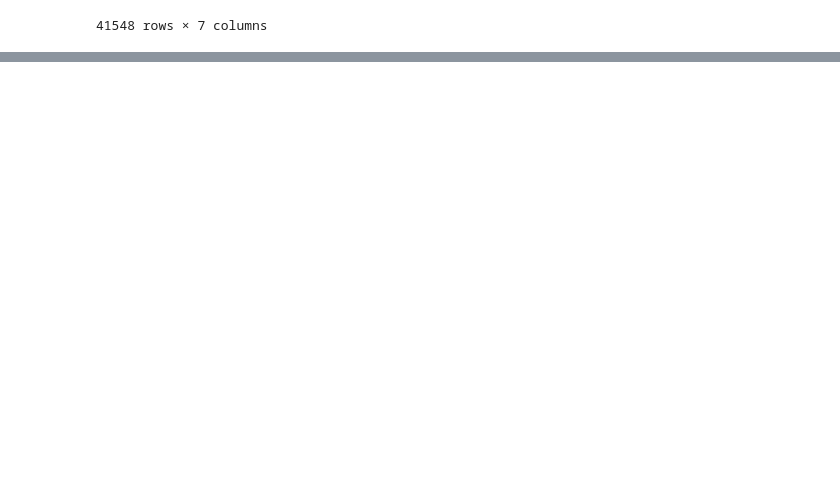
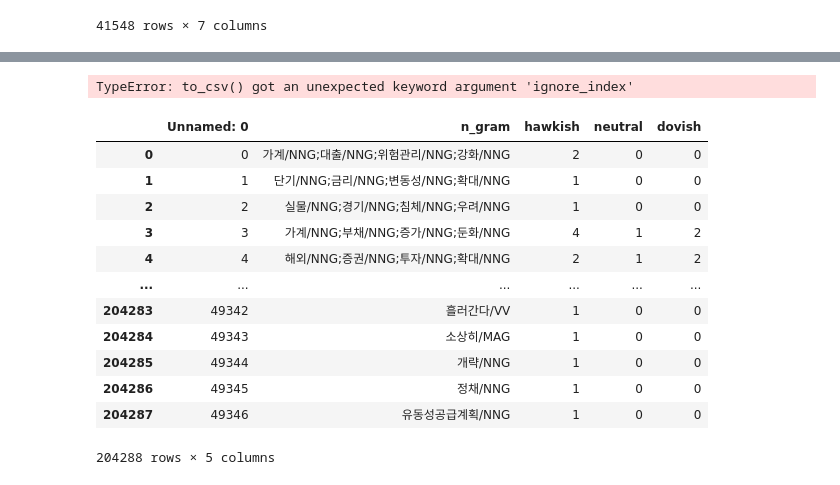
Before and after one commit to hamakim94/TIL, a Jupyter notebook: NLP/논문/eKoNLPy-master/labeling.corpus.ipynb, the cells around one changed output, grey strips where cells are left out. Drawn from its saved outputs; the diff is of its cells as text; code cells hidden in the pictures; blank space fills up the shorter version.

```diff
--- a/NLP/논문/eKoNLPy-master/labeling.corpus.ipynb
+++ b/NLP/논문/eKoNLPy-master/labeling.corpus.ipynb
@@ -340,0 +899,20 @@ array(defaultdict(<function <lambda> at 0x...>, {'기자/NNG': [11, 0], '경영/
+# %%
+full_hd.to_csv('dictionary.csv')
+# %% [output]
+TypeError: to_csv() got an unexpected keyword argument 'ignore_index'
+# %%
+pd.read_csv('dictionary.csv', index_col=None)
+# %% [output]
+|  | Unnamed: 0 | n_gram | hawkish | neutral | dovish |
+| 0 | 0 | 가계/NNG;대출/NNG;위험관리/NNG;강화/NNG | 2 | 0 | 0 |
+| 1 | 1 | 단기/NNG;금리/NNG;변동성/NNG;확대/NNG | 1 | 0 | 0 |
+| 2 | 2 | 실물/NNG;경기/NNG;침체/NNG;우려/NNG | 1 | 0 | 0 |
+| 3 | 3 | 가계/NNG;부채/NNG;증가/NNG;둔화/NNG | 4 | 1 | 2 |
+| 4 | 4 | 해외/NNG;증권/NNG;투자/NNG;확대/NNG | 2 | 1 | 2 |
+| ... | ... | ... | ... | ... | ... |
+| 204283 | 49342 | 흘러간다/VV | 1 | 0 | 0 |
+| 204284 | 49343 | 소상히/MAG | 1 | 0 | 0 |
+| 204285 | 49344 | 개략/NNG | 1 | 0 | 0 |
+| 204286 | 49345 | 정채/NNG | 1 | 0 | 0 |
+| 204287 | 49346 | 유동성공급계획/NNG | 1 | 0 | 0 |
+204288 rows × 5 columns
```
Also changed, not shown: parts of 108 cells of this notebook, 9 other files.
